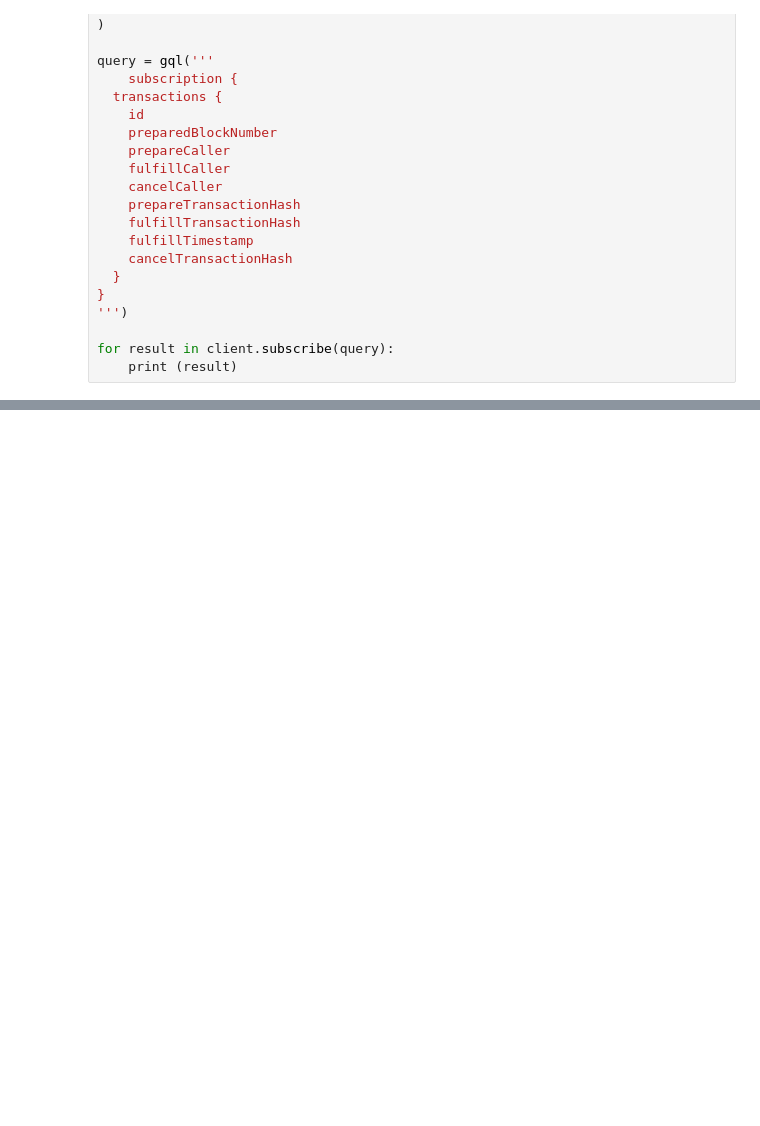
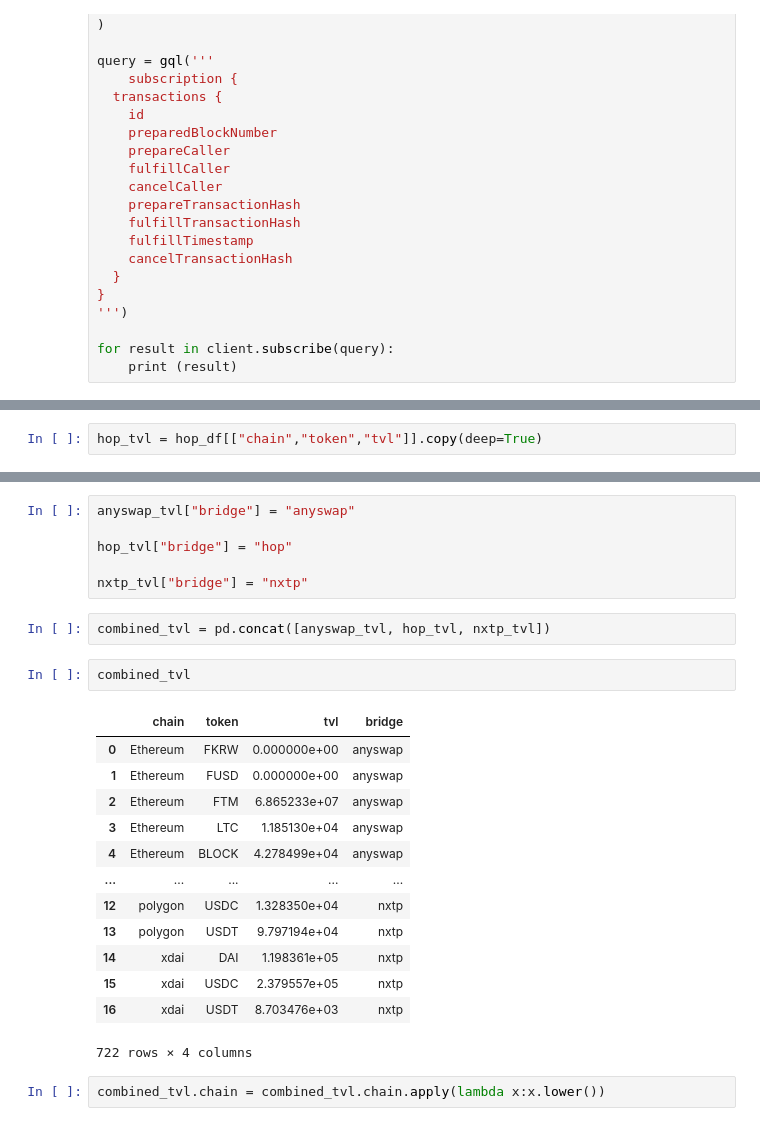
Before and after one commit to enzotavares/lifi-analytics-backend, a Jupyter notebook: subgraph_analysis.ipynb, the cells around one changed output, grey strips where cells are left out. Saved outputs shown, nothing was run; the diff lists cells and outputs as text; blank space fills up the shorter version.

```diff
--- a/subgraph_analysis.ipynb
+++ b/subgraph_analysis.ipynb
@@ -2049,0 +2444,2 @@ for result in client.subscribe(query):
+# %%
+hop_tvl = hop_df[["chain","token","tvl"]].copy(deep=True)
@@ -2049,0 +2448,26 @@ for result in client.subscribe(query):
+# %%
+anyswap_tvl["bridge"] = "anyswap"
+
+hop_tvl["bridge"] = "hop"
+
+nxtp_tvl["bridge"] = "nxtp"
+# %%
+combined_tvl = pd.concat([anyswap_tvl, hop_tvl, nxtp_tvl])
+# %%
+combined_tvl
+# %% [output]
+|  | chain | token | tvl | bridge |
+| 0 | Ethereum | FKRW | 0.000000e+00 | anyswap |
+| 1 | Ethereum | FUSD | 0.000000e+00 | anyswap |
+| 2 | Ethereum | FTM | 6.865233e+07 | anyswap |
+| 3 | Ethereum | LTC | 1.185130e+04 | anyswap |
+| 4 | Ethereum | BLOCK | 4.278499e+04 | anyswap |
+| ... | ... | ... | ... | ... |
+| 12 | polygon | USDC | 1.328350e+04 | nxtp |
+| 13 | polygon | USDT | 9.797194e+04 | nxtp |
+| 14 | xdai | DAI | 1.198361e+05 | nxtp |
+| 15 | xdai | USDC | 2.379557e+05 | nxtp |
+| 16 | xdai | USDT | 8.703476e+03 | nxtp |
+722 rows × 4 columns
+# %%
+combined_tvl.chain = combined_tvl.chain.apply(lambda x:x.lower())
```
Also changed, not shown: parts of 79 cells of this notebook, 10 other files.
